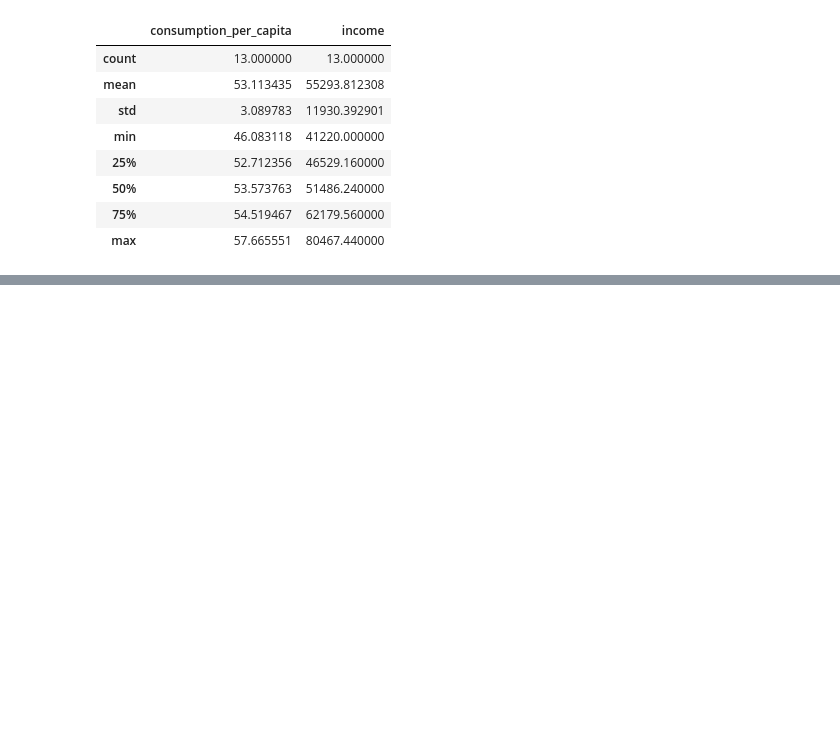
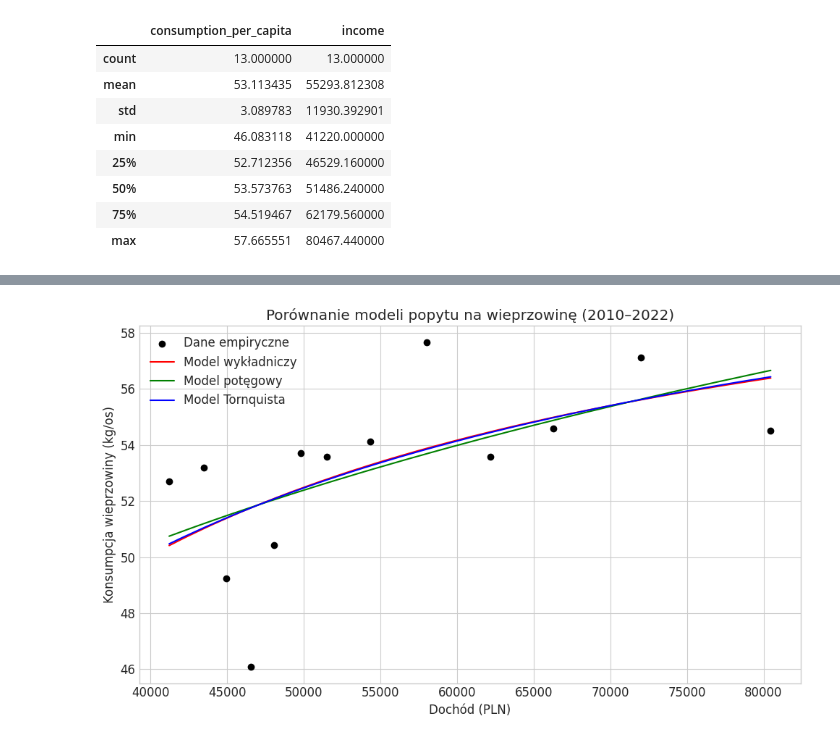
Before and after one commit to DBrdak/consumer_demand_models, a Jupyter notebook: projekt.ipynb, the cells around one changed output, grey strips where cells are left out. Saved outputs shown, nothing was run; the diff lists cells and outputs as text; code cells hidden in the pictures; blank space fills up the shorter version.

```diff
--- a/projekt.ipynb
+++ b/projekt.ipynb
@@ -226,0 +290,21 @@ Model Tornquista: R² = 0.3579, MAPE = 0.0376, MAE = 1.9472
+# %%
+x_range = np.linspace(x.min(), x.max(), 200)
+y_exp = exponential_model(x_range, *params_exp)
+y_power = power_model(x_range, *params_power)
+y_torn = tornquist_model(x_range, *params_torn)
+
+plt.figure(figsize=(10, 6))
+plt.scatter(x, y, color='black', label='Dane empiryczne')
+plt.plot(x_range, y_exp, label='Model wykładniczy', color='red')
+plt.plot(x_range, y_power, label='Model potęgowy', color='green')
+plt.plot(x_range, y_torn, label='Model Tornquista', color='blue')
+
+plt.xlabel('Dochód (PLN)')
+plt.ylabel('Konsumpcja wieprzowiny (kg/os)')
+plt.title('Porównanie modeli popytu na wieprzowinę (2010–2022)')
+plt.legend()
+plt.grid(True)
+plt.tight_layout()
+plt.show()
+# %% [output]
+[figure, added]
```
Also changed, not shown: parts of 5 cells of this notebook.
